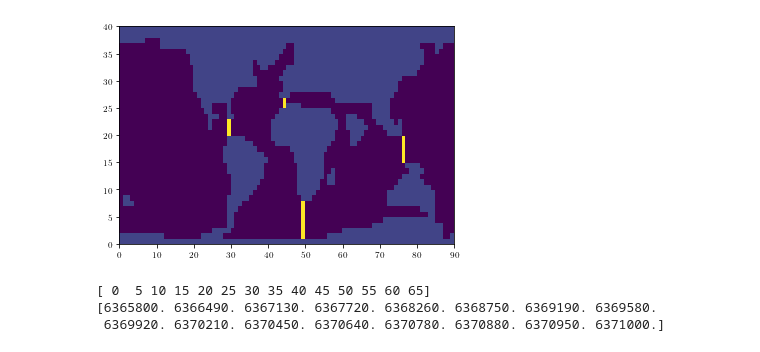
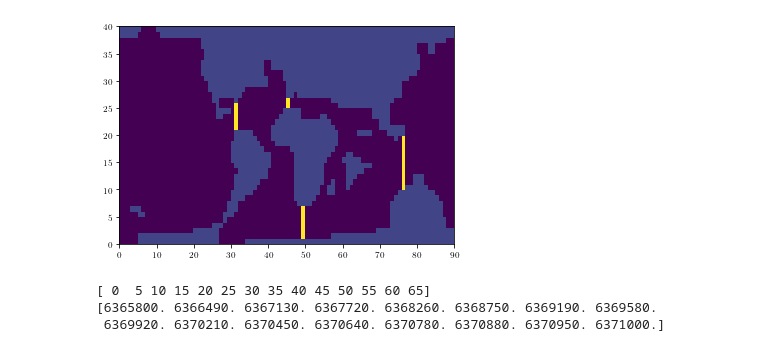
Before and after one commit to martedv/veros_bathymetry_eocene_pliocene, a Jupyter notebook: plotting/notebooks/throughflow.ipynb, the cells around one changed output. Cells and saved outputs as stored; diff of their text form; code cells hidden in the pictures.

```diff
--- a/plotting/notebooks/throughflow.ipynb
+++ b/plotting/notebooks/throughflow.ipynb
@@ -33,36 +33,36 @@ values = [
     [('x',81,3,9),('x',73, 13, 20),('x',27,3,6), ('x',  24, 20,23), 0,('x', 50,1,18)], # 15 Ma open panama
     [('x',81,3,9),('x',75, 10, 20),('x',28,3,6), ('x',  26, 19,21), ('x',43,20,30),('x', 50,1,18)], # 20 Ma
     [('x',81,3,9),('x',75, 10, 20),('x',28,3,6), ('x',  25, 18,21), ('x',43,20,30),('x', 49,1,18)], # 25 Ma
     [('x',82,3,9),('x',75, 10, 19),('x',29,3,6), ('x',  26, 19,22), ('x',44,20,30),('x', 49,1,18)], # 30 Ma
     [('x',82,3,9),('x',76, 16, 21),0, ('x',  26, 18,21), ('x',44,20,30),('x', 50,1,18)], # 35 Ma drake closure
     [0,('x',76, 15, 20),0, ('x',  28, 20,24), ('x',44,20,30),('x', 49,1,18)], # 40 Ma Tasman closure
     [0,('x',76, 15, 20),0, ('x',  29,20,23), ('x',45,20,30),('x', 49,1,18)], # 45 Ma
     [0,('x',76, 15, 20),0, ('x',  29, 18,27), ('x',45,20,30),('x', 49,1,18)], # 50 Ma
     [0,('x',77, 14, 20),0, ('x',  28, 18,25), ('x',45,20,30),('x', 49,1,18)], # 55 Ma
     [0,('x',77, 14, 19),0, ('x',  28, 19,23), ('x',45,20,30),('x', 49,1,18)], # 60 Ma
-    [0,('x',77, 11, 20),0, ('x',  30, 21,24), ('x',45,20,30),('x', 49,1,18)], # 65 Ma
+    [0,('x',76, 10, 20),0, ('x',  31, 21,27), ('x',45,20,30),('x', 49,1,18)], # 65 Ma
 ]
 with xr.open_dataset('Data/manual_baths_4deg_final.nc') as f:
-    year = 9
+    year = 13
     bath= np.array(f['mask'][:])[year]
     mask = np.array(bath > 0)
     def showBathycells(time, long, minlat,maxlat):
         bath[ minlat:maxlat, long] = 5
     def showBathycells_Y(time, lat, minlong,maxlong):
         bath[ lat,  minlong:maxlong] = 5
 
     for t in values[year]:
         if type(t) is tuple:
             if t[0] == 'y':
                 showBathycells_Y(year,t[1],t[2],t[3])
             else:
                 showBathycells(year,t[1],t[2],t[3])
 
     bath[mask] = 1
     plt.pcolor(bath)
     plt.show()
 # %% [output]
-[figure, old version]
+[figure, new version]
 # %%
 time = np.arange(0,70,5)
 print(time)
```
Also changed, not shown: parts of 1 cell of this notebook, 6 other files.
